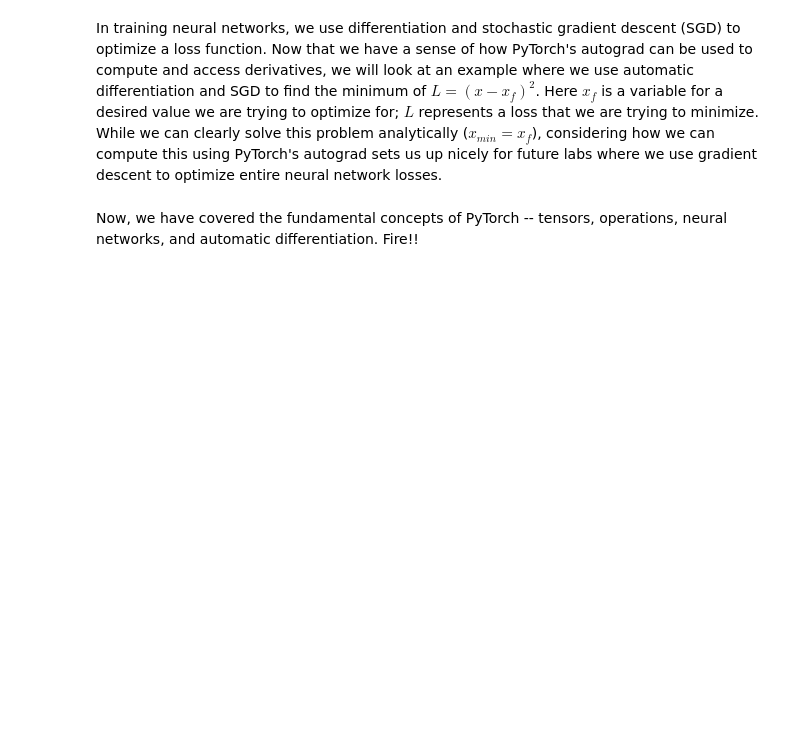
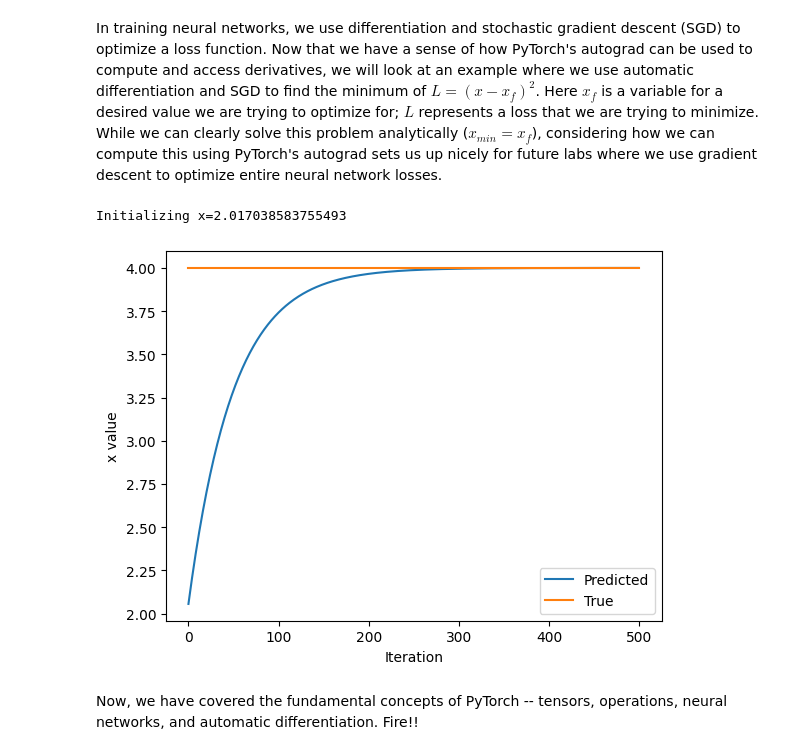
Before and after one commit to trevorwc/dl-iap, a Jupyter notebook: lab1/PT_Part1_Intro.ipynb, the cells around one changed output. Cells and saved outputs as stored; diff of their text form; code cells hidden in the pictures; blank space fills up the shorter version.

```diff
--- a/lab1/PT_Part1_Intro.ipynb
+++ b/lab1/PT_Part1_Intro.ipynb
@@ -341,33 +343,36 @@ In training neural networks, we use differentiation and stochastic gradient desc
 x = torch.randn(1)
 print(f"Initializing x={x.item()}")
 
 learning_rate = 1e-2  # Learning rate
 history = []
 x_f = 4  # Target value
 
 
 # We will run gradient descent for a number of iterations. At each iteration, we compute the loss,
 #   compute the derivative of the loss with respect to x, and perform the update.
 for i in range(500):
     x = torch.tensor([x], requires_grad=True)
 
     # TODO: Compute the loss as the square of the difference between x and x_f
-    loss = # TODO
+    loss = (x - x_f)**2
 
     # Backpropagate through the loss to compute gradients
     loss.backward()
 
     # Update x with gradient descent
     x = x.item() - learning_rate * x.grad
 
     history.append(x.item())
 
 # Plot the evolution of x as we optimize toward x_f!
 plt.plot(history)
 plt.plot([0, 500], [x_f, x_f])
 plt.legend(('Predicted', 'True'))
 plt.xlabel('Iteration')
 plt.ylabel('x value')
 plt.show()
+# %% [output]
+Initializing x=2.017038583755493
+[figure, added]
 # %% [markdown]
 Now, we have covered the fundamental concepts of PyTorch -- tensors, operations, neural networks, and automatic differentiation. Fire!!
```
Also changed, not shown: parts of 1 cell of this notebook.
